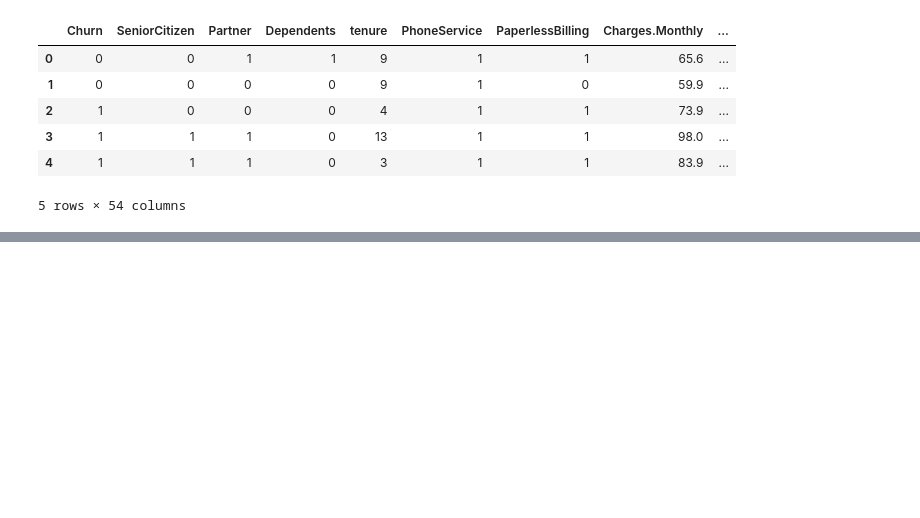
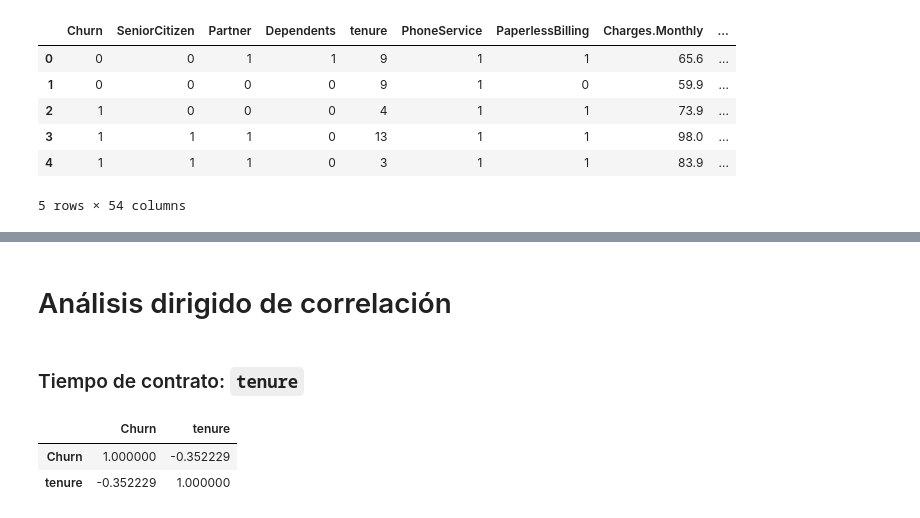
Before and after one commit to Ivan270/telecom-x-pt2, a Jupyter notebook: telecom-x.ipynb, the cells around one changed output, grey strips where cells are left out. Saved outputs shown, nothing was run; the diff lists cells and outputs as text; code cells hidden in the pictures; blank space fills up the shorter version.

```diff
--- a/telecom-x.ipynb
+++ b/telecom-x.ipynb
@@ -111,0 +163,10 @@ datos_encoded.head()
+# %% [markdown]
+# Análisis dirigido de correlación
+# %% [markdown]
+### Tiempo de contrato: `tenure`
+# %%
+datos_encoded[['Churn', 'tenure']].corr()
+# %% [output]
+|  | Churn | tenure |
+| Churn | 1.000000 | -0.352229 |
+| tenure | -0.352229 | 1.000000 |
```
Also changed, not shown: parts of 15 cells of this notebook.
